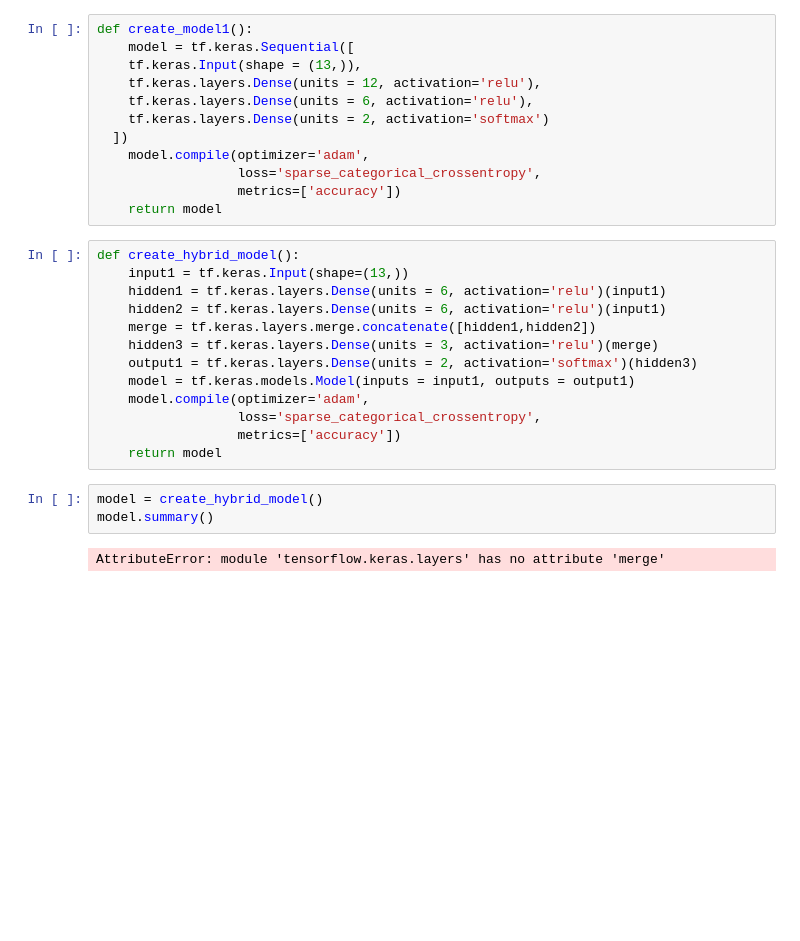
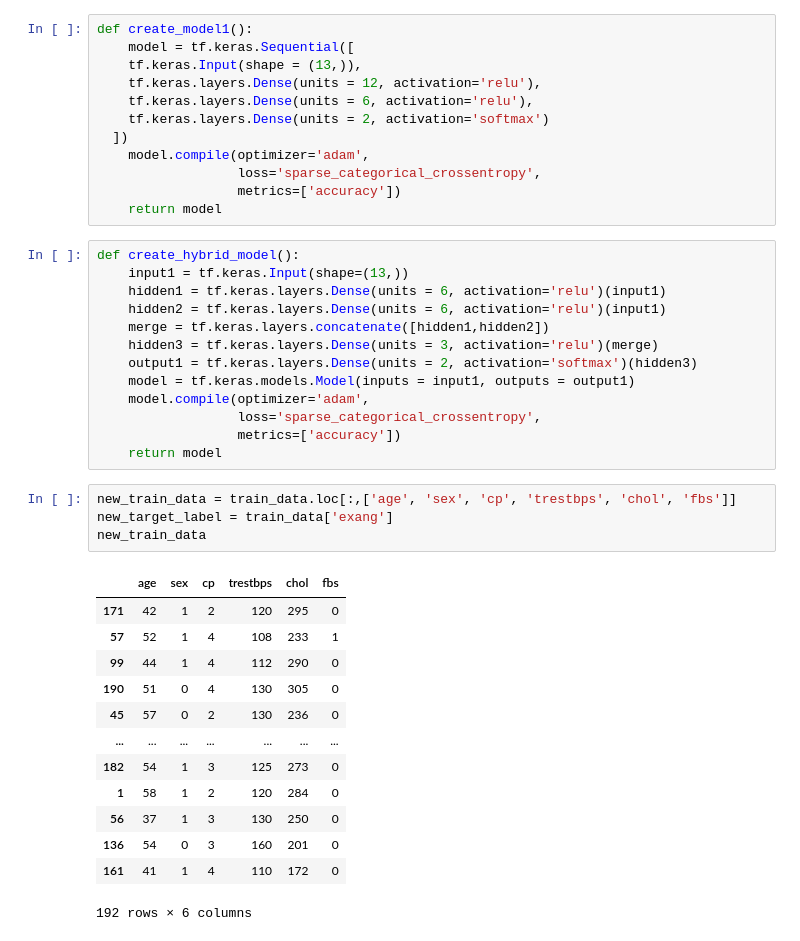
Before and after one commit to aniketbote/learning-ML, a Jupyter notebook: Class/6_test.ipynb, the cells around one changed output. Cells and saved outputs as stored; diff of their text form; blank space fills up the shorter version.

```diff
--- a/Class/6_test.ipynb
+++ b/Class/6_test.ipynb
@@ -81,7 +79,7 @@ def create_hybrid_model():
     input1 = tf.keras.Input(shape=(13,))
     hidden1 = tf.keras.layers.Dense(units = 6, activation='relu')(input1)
     hidden2 = tf.keras.layers.Dense(units = 6, activation='relu')(input1)
-    merge = tf.keras.layers.merge.concatenate([hidden1,hidden2])
+    merge = tf.keras.layers.concatenate([hidden1,hidden2])
     hidden3 = tf.keras.layers.Dense(units = 3, activation='relu')(merge)
     output1 = tf.keras.layers.Dense(units = 2, activation='softmax')(hidden3)
     model = tf.keras.models.Model(inputs = input1, outputs = output1)
@@ -89,8 +87,21 @@ def create_hybrid_model():
                   loss='sparse_categorical_crossentropy',
                   metrics=['accuracy'])
     return model
-# %%
-model = create_hybrid_model()
-model.summary()
-# %% [output]
-AttributeError: module 'tensorflow.keras.layers' has no attribute 'merge'
+# %%
+new_train_data = train_data.loc[:,['age', 'sex', 'cp', 'trestbps', 'chol', 'fbs']]
+new_target_label = train_data['exang']
+new_train_data
+# %% [output]
+|  | age | sex | cp | trestbps | chol | fbs |
+| 171 | 42 | 1 | 2 | 120 | 295 | 0 |
+| 57 | 52 | 1 | 4 | 108 | 233 | 1 |
+| 99 | 44 | 1 | 4 | 112 | 290 | 0 |
+| 190 | 51 | 0 | 4 | 130 | 305 | 0 |
+| 45 | 57 | 0 | 2 | 130 | 236 | 0 |
+| ... | ... | ... | ... | ... | ... | ... |
+| 182 | 54 | 1 | 3 | 125 | 273 | 0 |
+| 1 | 58 | 1 | 2 | 120 | 284 | 0 |
+| 56 | 37 | 1 | 3 | 130 | 250 | 0 |
+| 136 | 54 | 0 | 3 | 160 | 201 | 0 |
+| 161 | 41 | 1 | 4 | 110 | 172 | 0 |
+192 rows × 6 columns
```
Also changed, not shown: parts of 6 cells of this notebook, 2 other files.
